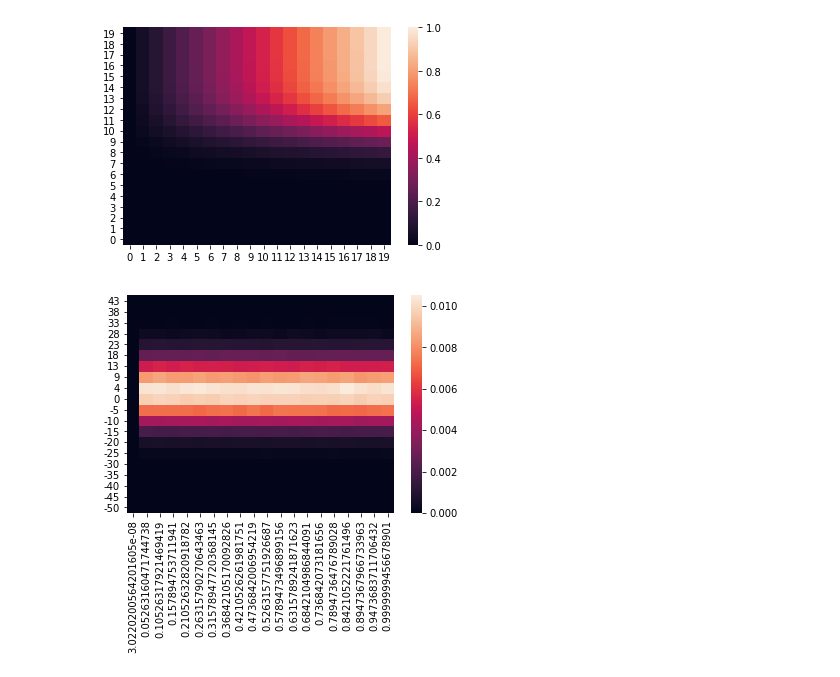
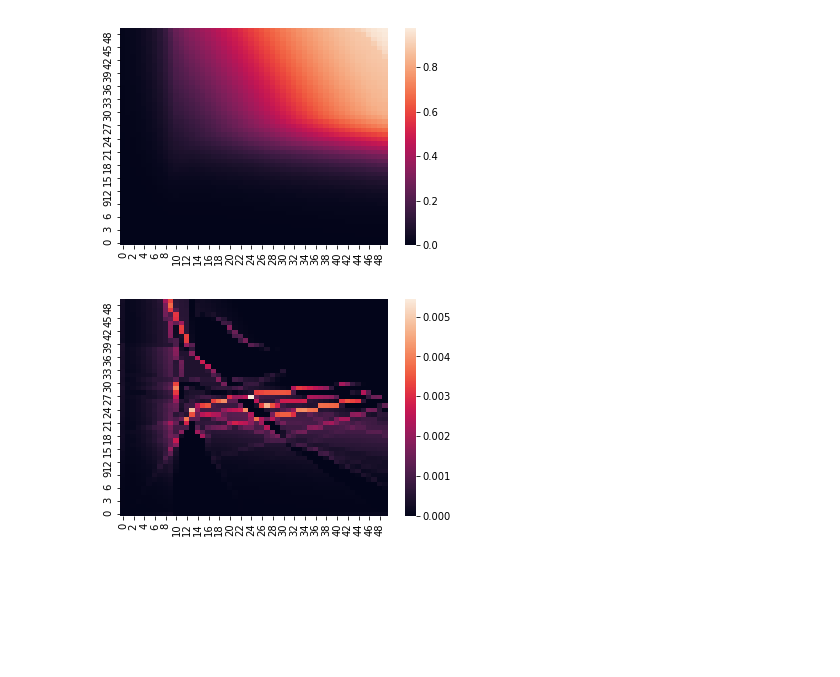
Before and after one commit to spencebeecher/Notebooks, a Jupyter notebook: db_nn/Untitled.ipynb, the cells around one changed output. Cells and saved outputs as stored; diff of their text form; code cells hidden in the pictures; blank space fills up the shorter version.

```diff
--- a/db_nn/Untitled.ipynb
+++ b/db_nn/Untitled.ipynb
@@ -311,0 +372,6 @@ sns.jointplot(x=f, y=f2, kind="hex")
+# %%
+for i in [0, 1]:
+    plt.scatter(test_pred[:10000, i], test_y[:10000, i].cpu().numpy())
+    mse = np.sqrt(((test_pred[:10000, i] - test_y[:10000, i].cpu().numpy())**2).mean())
+    plt.title(f'y{i} correlation: mse: {mse}')
+    plt.show()
@@ -312,12 +381,17 @@ sns.jointplot(x=f, y=f2, kind="hex")
 # %%
-preidiction_shape = 20
+# now we can 'inspect the model'
+# in this example we do a grid search over featurespace - generating Y, CDF values for each spot on the grid.
+
+preidiction_shape = 50
 
 f1_center = (np.max(f1) + np.min(f1)) / 2
-f1_range = (np.max(f1) - np.min(f1)) / 2
+f1_range = (np.max(f1) - np.min(f1)) / 2 * 1.02
+
 f1_ticks = np.linspace(f1_center - f1_range, f1_center + f1_range, preidiction_shape)
 
 f2_center = (np.max(f2) + np.min(f2)) / 2
-f2_range = (np.max(f2) - np.min(f2)) / 2
+f2_range = (np.max(f2) - np.min(f2)) / 2 * 1.02
+
 f2_ticks =  np.linspace(f2_center - f2_range, f2_center + f2_range, preidiction_shape)
 
 
@@ -360,15 +417,0 @@ array([[ 0.0000,  0.1000,  0.1000,  0.2000],
-# %%
-b = a[1:,1:].copy()
-ret = np.zeros(a.shape)
-
-epsalon = 1/np.sum(b.shape) * 1/1000
-
-for i in range(0, b.shape[0]):
-    for j in range(0, b.shape[1]):
-        v = b[i,j]
-        if v > epsalon:
-
-            b[i:,j:] -= v
-
-            ret[i,j] = v
-print(ret)
@@ -389,4 +418,5 @@ array([[ 0.0000,  0.0000,  0.0312,  0.0156,  0.0469],
 # %%
+# given a CDF - generate a plausable PDF (density)
 def cdf_to_pdf(mat):
     mat = mat.copy()
     xlen, ylen = mat.shape
@@ -409,8 +439,8 @@ def cdf_to_pdf(mat):
 
     ret = np.zeros(mat.shape)
 
-    for i in range(1, xlen):
-        for j in range(1, ylen):
+    for j in range(0, xlen):
+        for i in range(0, ylen):
 
             v = mat[i,j]
             if v > epsalon:
@@ -419,9 +449,6 @@ def cdf_to_pdf(mat):
 
                 ret[i,j] = v
 
-
-
-
     ret = ret / ret.sum()
 
     return ret, mat_ret
@@ -436,9 +481,10 @@ true_pdf, _ = cdf_to_pdf(true_cdf)
 # %%
-ax = sns.heatmap(true_cdf)
+# inspect the predicted CDF and density
+ax = sns.heatmap(cdf_prediction)
 ax.invert_yaxis()
 plt.show()
-ax = sns.heatmap(true_pdf, xticklabels=f2_ticks, yticklabels=f1_ticks.astype(int))
+ax = sns.heatmap(pdf_prediction)
 ax.invert_yaxis()
 # %% [output]
-[figure, old version]
+[figure, new version]
-[figure, old version]
+[figure, new version]
```
Also changed, not shown: parts of 64 cells of this notebook.
